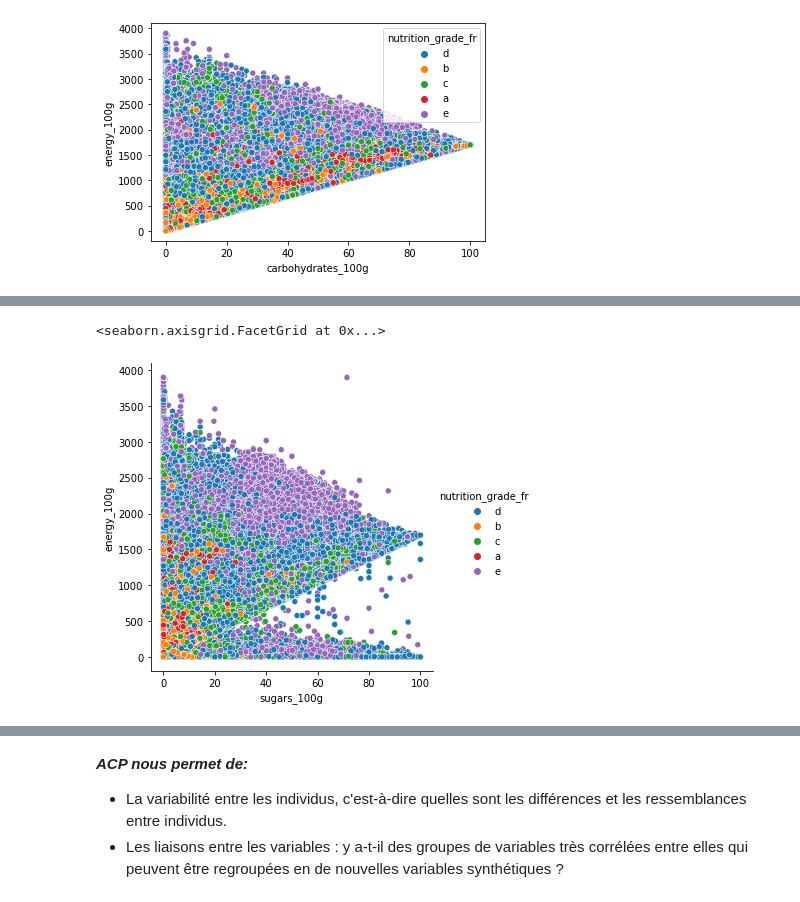
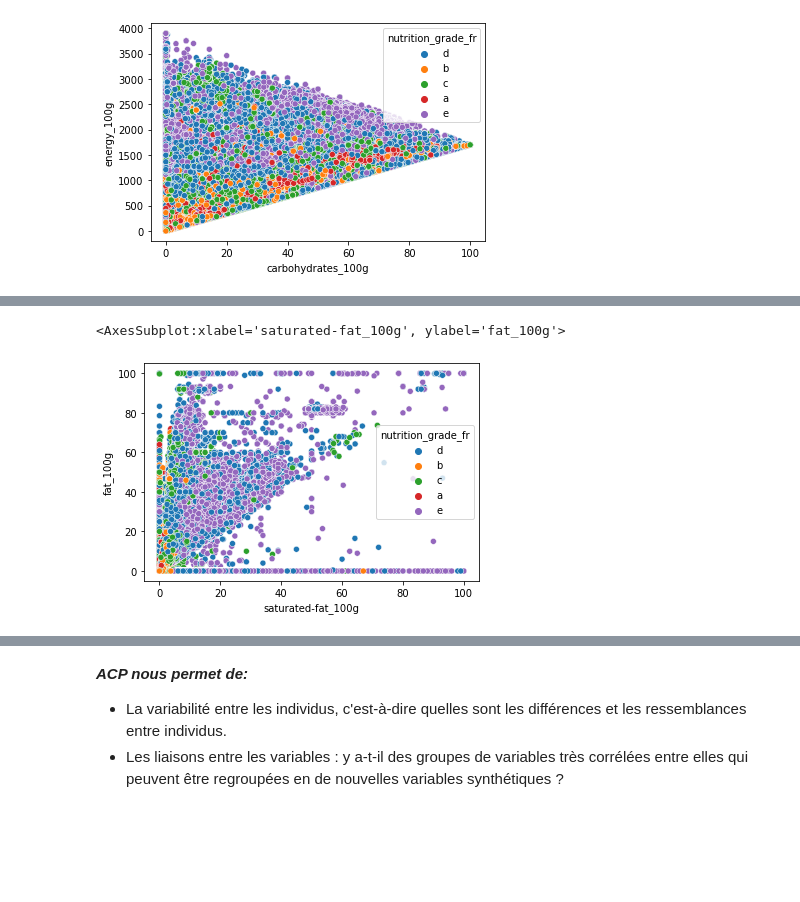
Before and after one commit to mbartcus/OC-projects, a Jupyter notebook: oc_3/P3_01_notebook.ipynb, the cells around one changed output, grey strips where cells are left out. Drawn from its saved outputs; the diff is of its cells as text; code cells hidden in the pictures; blank space fills up the shorter version.

```diff
--- a/oc_3/P3_01_notebook.ipynb
+++ b/oc_3/P3_01_notebook.ipynb
@@ -319,6 +322,8 @@ selected_columns = []
 if 'fruits-vegetables-nuts_100g' not in columns40:
     columns40.append('fruits-vegetables-nuts_100g') # needed to compute the nutri-score
 
+if 'pnns_groups_2' not in columns40:
+    columns40.append('pnns_groups_2') # need to get categories
 
 for c in columns40:
     if not(c.endswith('_datetime')) and not(c.endswith('_t')) and not(c.endswith('_tags')):
@@ -818,5 +800,5 @@ sns.relplot(data=df_selected, x="carbohydrates_100g", y="energy_100g", hue="nutr
 # %%
-sns.relplot(data=df_selected, x="sugars_100g", y="energy_100g", hue="nutrition_grade_fr")
+sns.scatterplot(data=df_selected, x="saturated-fat_100g", y="fat_100g", hue="nutrition_grade_fr")
 # %% [output]
-<seaborn.axisgrid.FacetGrid at 0x...>
+<AxesSubplot:xlabel='saturated-fat_100g', ylabel='fat_100g'>
-[figure, old version]
+[figure, new version]
```
Also changed, not shown: parts of 45 cells of this notebook.
